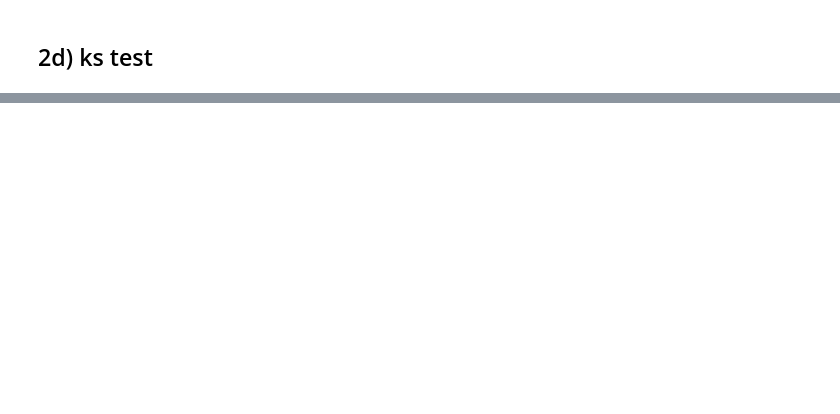
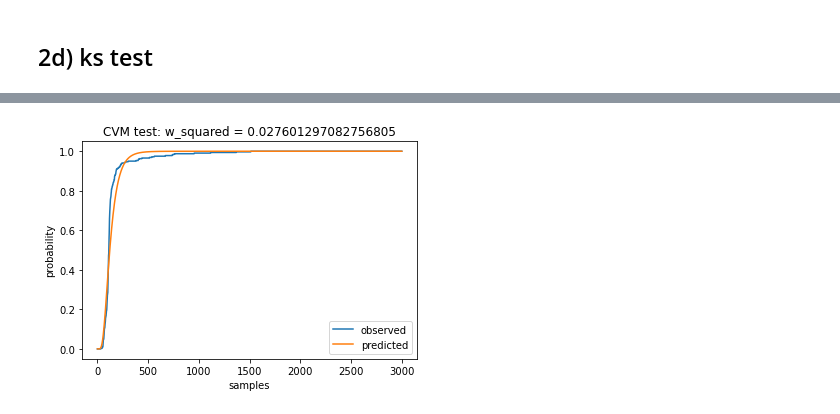
Before and after one commit to pyliut/Rokos2021, a Jupyter notebook: Wk4/MAIN4.ipynb, the cells around one changed output, grey strips where cells are left out. Cells and saved outputs as stored; diff of their text form; code cells hidden in the pictures; blank space fills up the shorter version.

```diff
--- a/Wk4/MAIN4.ipynb
+++ b/Wk4/MAIN4.ipynb
@@ -161,3 +209,8 @@ ks_bayes = error_ks(t_test+offset,p_bayes, t_op)
+# %%
+#cvm test comparison
+cvm_bayes = error_cvm(t_test+offset,p_bayes, t_op)
+# %% [output]
+[figure, added]
 # %%
 ks_ml = error_ks(t_test+offset,p_ml, t_op)
 # %% [output]
```
Also changed, not shown: parts of 83 cells of this notebook, 38 other files.
